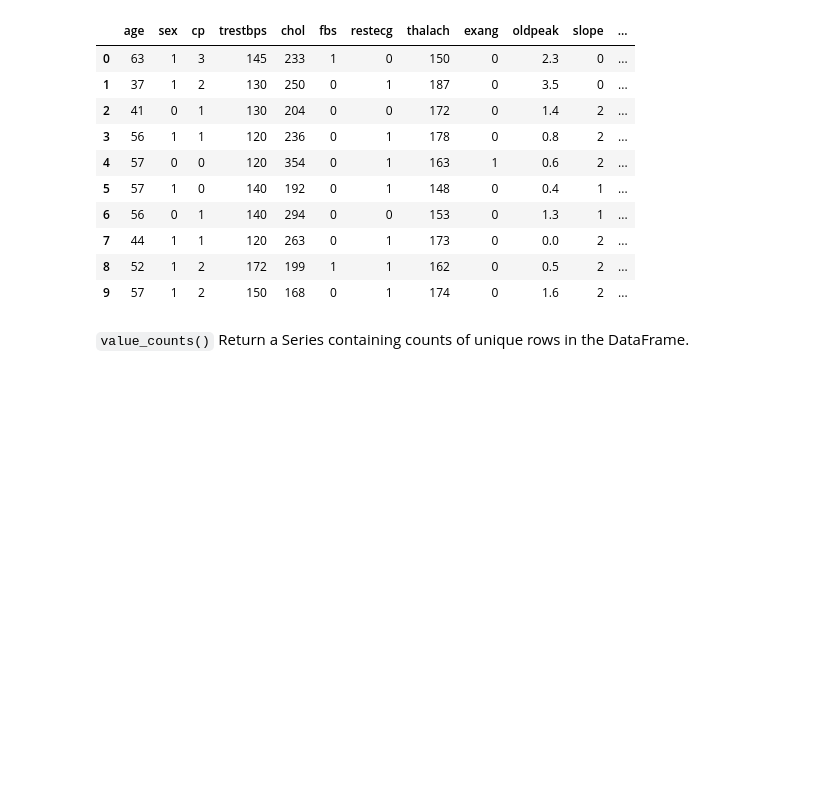
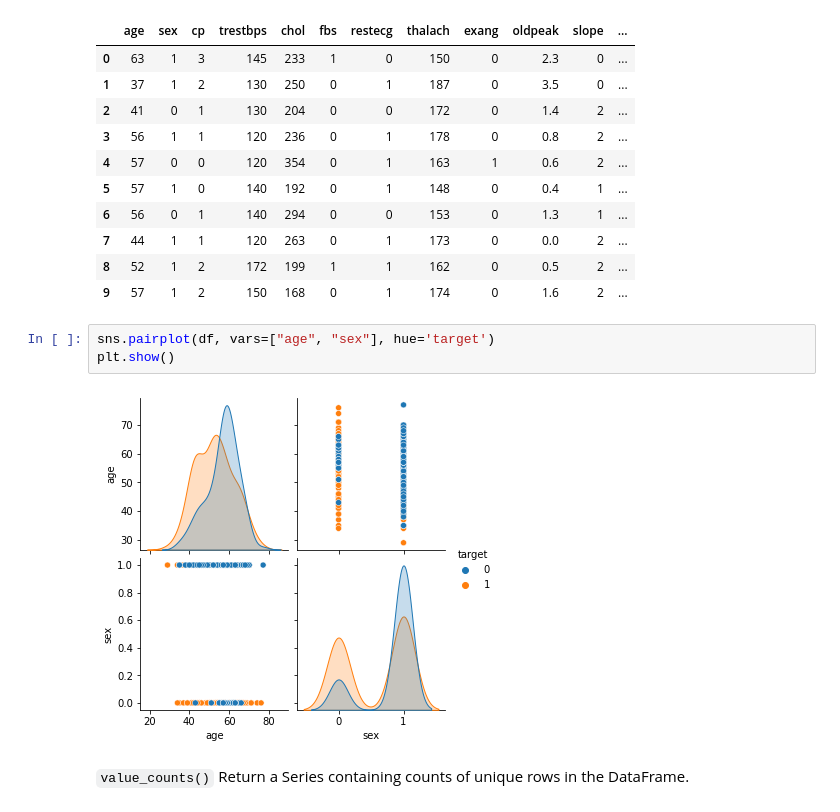
Before and after one commit to gnanda1/datascience-projects, a Jupyter notebook: data-science-projects/heart-disease-classification.ipynb, the cells around one changed output. Drawn from its saved outputs; the diff is of its cells as text; blank space fills up the shorter version.

Commit message:
adding some visualizations.

```diff
--- a/data-science-projects/heart-disease-classification.ipynb
+++ b/data-science-projects/heart-disease-classification.ipynb
@@ -152,6 +153,11 @@ df.head(10)
 | 7 | 44 | 1 | 1 | 120 | 263 | 0 | 1 | 173 | 0 | 0.0 | 2 | ... |
 | 8 | 52 | 1 | 2 | 172 | 199 | 1 | 1 | 162 | 0 | 0.5 | 2 | ... |
 | 9 | 57 | 1 | 2 | 150 | 168 | 0 | 1 | 174 | 0 | 1.6 | 2 | ... |
+# %%
+sns.pairplot(df, vars=["age", "sex"], hue='target')
+plt.show()
+# %% [output]
+[figure, added]
 # %% [markdown]
 `value_counts()` Return a Series containing counts of unique rows in the DataFrame.
 # %%
```
Also changed, not shown: parts of 26 cells of this notebook.
